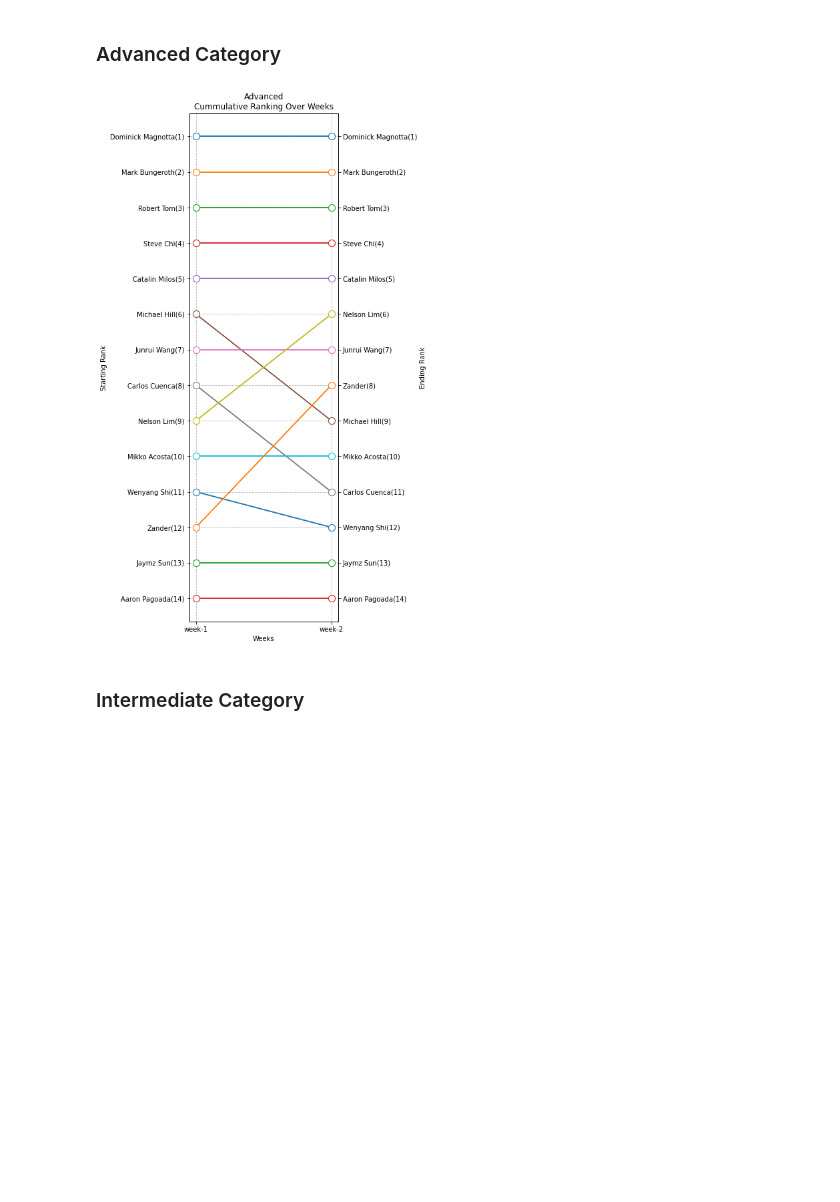
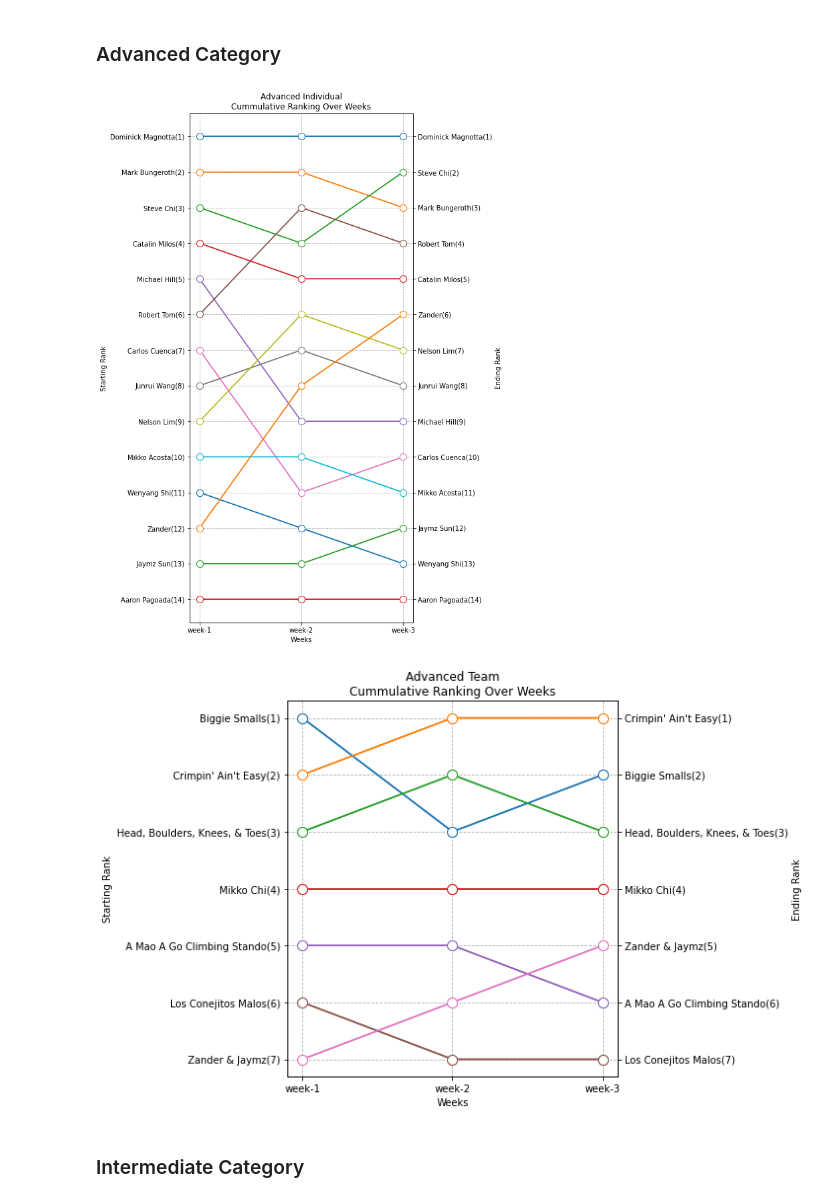
Before and after one commit to jamal-ahmad/bkb-league-scores, a Jupyter notebook: climbing-results.ipynb, the cells around one changed output. Saved outputs shown, nothing was run; the diff lists cells and outputs as text; code cells hidden in the pictures; blank space fills up the shorter version.

Commit message:
added week 3 + team data, corrected bug in rank progression

```diff
--- a/climbing-results.ipynb
+++ b/climbing-results.ipynb
@@ -71,20 +95,39 @@ with open("BKBouldering League 2.0 - Overall Individual Scores.csv") as indi_sco
 # %%
 aggregate_scores = {}
+aggregate_team_scores = {}
 worst_weeks = {}
 for cat in person_scores.keys():
     aggregate_scores[cat] = {}
+    aggregate_team_scores[cat] = {}
     worst_weeks[cat] = {}
     for person in person_scores[cat].keys():
         aggregate_scores[cat][person] = {
             "overall": {},
             "adjusted": {}
         }
+        if teams[cat][person] not in  aggregate_team_scores[cat]:
+            aggregate_team_scores[cat][teams[cat][person]] = {
+                "overall": {
+                    "tops": 0,
+                    "zones": 0,
+                    "attempts": 0
+                },
+                "adjusted": {
+                    "tops": 0,
+                    "zones": 0,
+                    "attempts": 0
+                }
+            }
         weekly_scores = list(person_scores[cat][person].values())
         aggregate_scores[cat][person]["overall"] = {
             "tops": sum(map(lambda s: s["tops"], weekly_scores)),
             "zones": sum(map(lambda s: s["zones"], weekly_scores)),
             "attempts": sum(map(lambda s: s["attempts"], weekly_scores))
         }
+        aggregate_team_scores[cat][teams[cat][person]]["overall"]["tops"] += aggregate_scores[cat][person]["overall"]["tops"]
+        aggregate_team_scores[cat][teams[cat][person]]["overall"]["zones"] += aggregate_scores[cat][person]["overall"]["zones"]
+        aggregate_team_scores[cat][teams[cat][person]]["overall"]["attempts"] += aggregate_scores[cat][person]["overall"]["attempts"]
+
         sorted_weekly_scores = sorted(
             weekly_scores,
             reverse=True,
@@ -97,6 +140,9 @@ for cat in person_scores.keys():
             "zones": aggregate_scores[cat][person]["overall"]["zones"] - min_week["zones"],
             "attempts": aggregate_scores[cat][person]["overall"]["attempts"] - min_week["attempts"],
         }
+        aggregate_team_scores[cat][teams[cat][person]]["adjusted"]["tops"] += aggregate_scores[cat][person]["adjusted"]["tops"]
+        aggregate_team_scores[cat][teams[cat][person]]["adjusted"]["zones"] += aggregate_scores[cat][person]["adjusted"]["zones"]
+        aggregate_team_scores[cat][teams[cat][person]]["adjusted"]["attempts"] += aggregate_scores[cat][person]["adjusted"]["attempts"]
 # %%
 def prepare_results(catgeory, score_type):
     scores = []
@@ -420,9 +598,11 @@ Ranking (Worst Week Dropped)
 # %% [markdown]
 ### Advanced Category
 # %%
-plot_rank_progression(weekly_ranks_cummulative("advanced"), "Advanced\nCummulative Ranking Over Weeks")
+plot_rank_progression(weekly_ranks_cummulative("advanced"), "Advanced Individual\nCummulative Ranking Over Weeks")
+plot_rank_progression(team_weekly_ranks_cummulative("advanced"), "Advanced Team\nCummulative Ranking Over Weeks")
 # %% [output]
-[figure, old version]
+[figure, new version]
+[figure, added]
 # %% [markdown]
 ### Intermediate Category
 # %%
```
Also changed, not shown: parts of 24 cells of this notebook, 2 other files.
